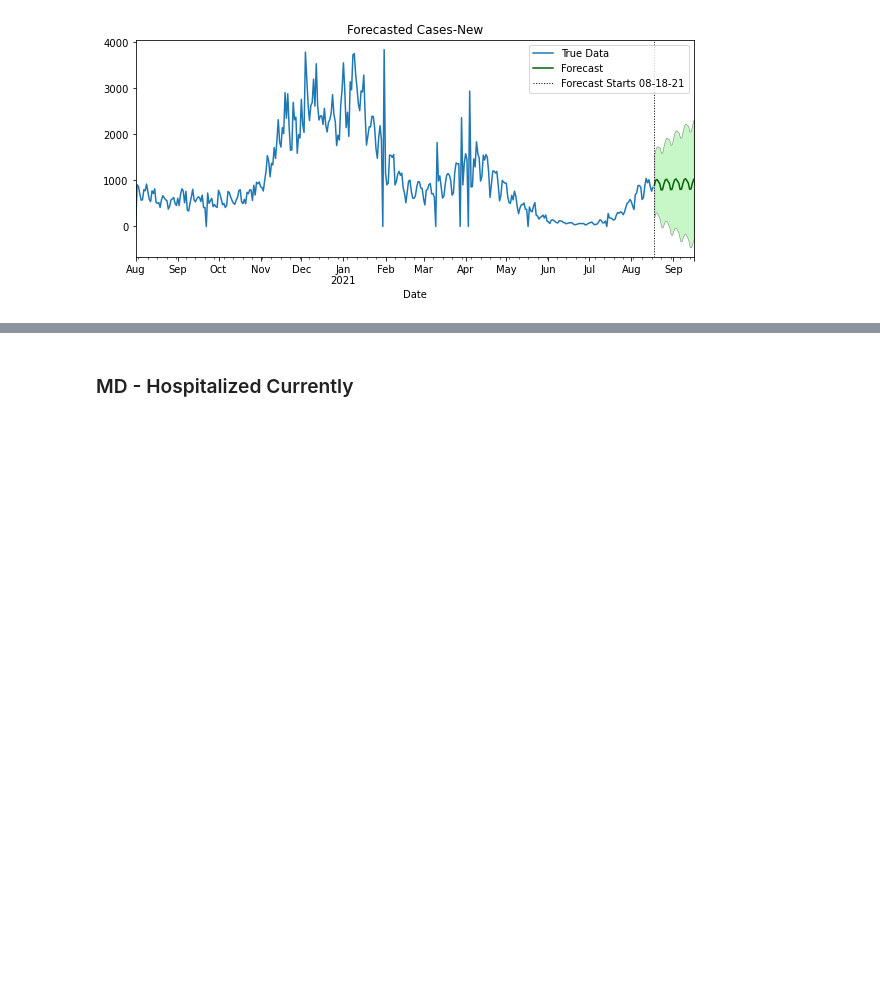
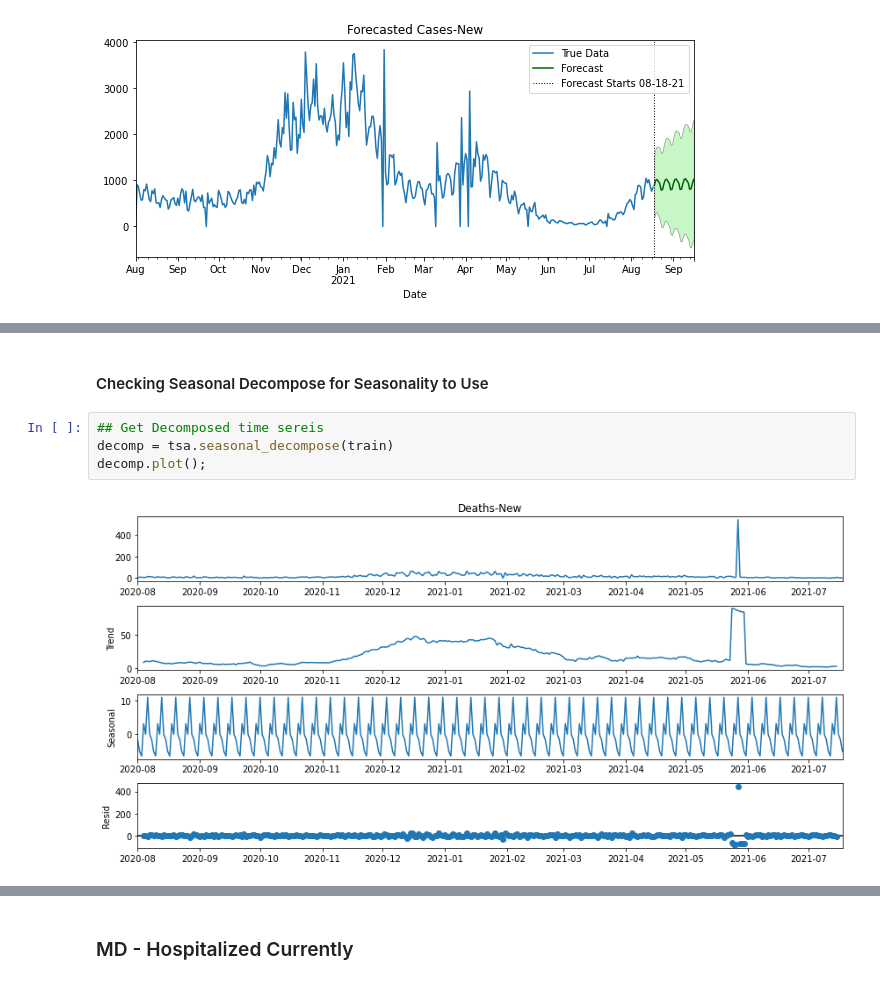
Before and after one commit to jirvingphd/playing-with-coronavirus-data, a Jupyter notebook: 2_coronavirus_covid_19_timeseries_forecasting_08-2021.ipynb, the cells around one changed output, grey strips where cells are left out. Drawn from its saved outputs; the diff is of its cells as text; blank space fills up the shorter version.

```diff
--- a/2_coronavirus_covid_19_timeseries_forecasting_08-2021.ipynb
+++ b/2_coronavirus_covid_19_timeseries_forecasting_08-2021.ipynb
@@ -686,0 +704,8 @@ Warnings:
+# %% [markdown]
+#### Checking Seasonal Decompose for Seasonality to Use
+# %%
+## Get Decomposed time sereis
+decomp = tsa.seasonal_decompose(train)
+decomp.plot();
+# %% [output]
+[figure, added]
```
Also changed, not shown: parts of 19 cells of this notebook.
